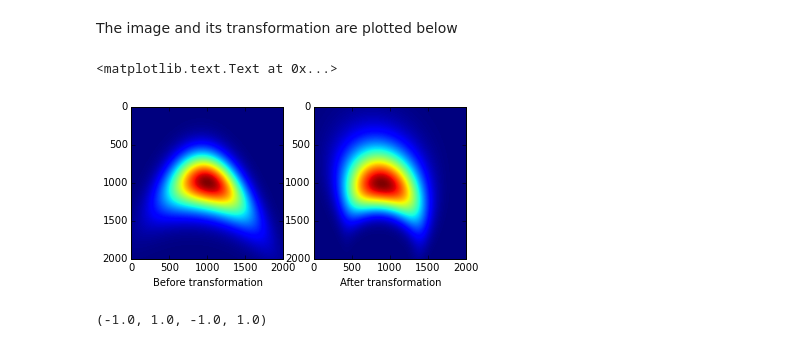
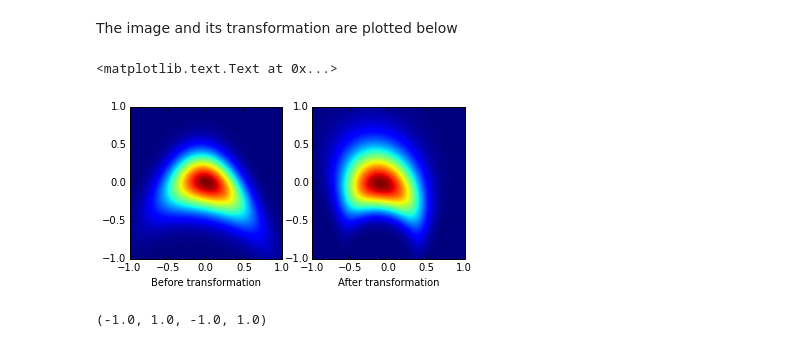
Before and after one commit to rgbrown/invariants, a Jupyter notebook: Mobius Invar Sigs.ipynb, the cells around one changed output. Drawn from its saved outputs; the diff is of its cells as text; code cells hidden in the pictures.

```diff
--- a/Mobius Invar Sigs.ipynb
+++ b/Mobius Invar Sigs.ipynb
@@ -51,8 +66,12 @@ def f(x, y):
     return np.exp(-4*x**2 -8*(y-0.2*x - 0.8*x**2)**2)
 
 h = 1e-3
-X, Y = np.meshgrid(np.arange(-1, 1, h), np.arange(-1, 1, h))
+xmin, xmax = -1, 1
+ymin, ymax = -1, 1
+x = np.arange(xmin, xmax, h)
+y = np.arange(ymin, ymax, h)
+X, Y = np.meshgrid(x, y)
 F0 = f(X, Y)
-plt.imshow(F0)
+plt.imshow(F0, extent=(xmin, xmax, ymin, ymax))
 # %% [output]
 <matplotlib.image.AxesImage at 0x...>
@@ -72,17 +91,17 @@ The image and its transformation are plotted below
 # %%
 phi = (a*(X+Y*1j) + b)/(c*(X+Y*1j)+d)
 #print np.real(phi)
 
 F1 = f(np.real(phi),np.imag(phi))
 
 fig, axarr = plt.subplots(1, 2)
-axarr[0].imshow(F0)
+axarr[0].imshow(F0, extent=(xmin, xmax, ymin, ymax))
 axarr[0].set_xlabel('Before transformation')
-axarr[1].imshow(F1)
+axarr[1].imshow(F1, extent=(xmin, xmax, ymin, ymax))
 axarr[1].set_xlabel('After transformation')
 # %% [output]
 <matplotlib.text.Text at 0x...>
-[figure, old version]
+[figure, new version]
 # %%
 contour_levels = [-100, -1, -0.25, 0, 0.25, 1, 100]
 contour_colours = ('red','red','red','green','black','black','black')
```
Also changed, not shown: parts of 6 cells of this notebook.
